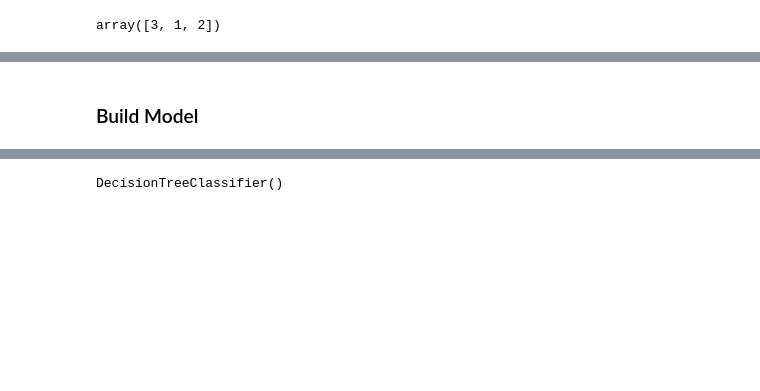
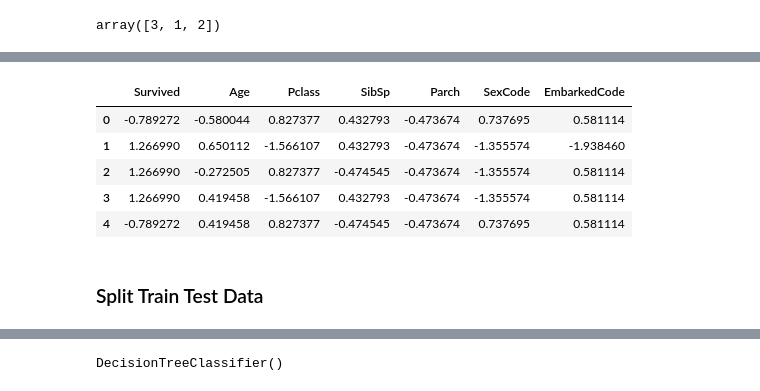
Before and after one commit to GustavoViniciusdeMorais/DataScience_Studies, a Jupyter notebook: notebooks/titanicTest.ipynb, the cells around one changed output, grey strips where cells are left out. Drawn from its saved outputs; the diff is of its cells as text; code cells hidden in the pictures; blank space fills up the shorter version.

```diff
--- a/notebooks/titanicTest.ipynb
+++ b/notebooks/titanicTest.ipynb
@@ -61,4 +87,13 @@ filteredTrainData.head()
+# %%
+df_scaled.head()
+# %% [output]
+|  | Survived | Age | Pclass | SibSp | Parch | SexCode | EmbarkedCode |
+| 0 | -0.789272 | -0.580044 | 0.827377 | 0.432793 | -0.473674 | 0.737695 | 0.581114 |
+| 1 | 1.266990 | 0.650112 | -1.566107 | 0.432793 | -0.473674 | -1.355574 | -1.938460 |
+| 2 | 1.266990 | -0.272505 | 0.827377 | -0.474545 | -0.473674 | -1.355574 | 0.581114 |
+| 3 | 1.266990 | 0.419458 | -1.566107 | 0.432793 | -0.473674 | -1.355574 | 0.581114 |
+| 4 | -0.789272 | 0.419458 | 0.827377 | -0.474545 | -0.473674 | 0.737695 | 0.581114 |
 # %% [markdown]
-### Build Model
+### Split Train Test Data
 # %%
 # Trait Test Data
```
Also changed, not shown: parts of 37 cells of this notebook.
